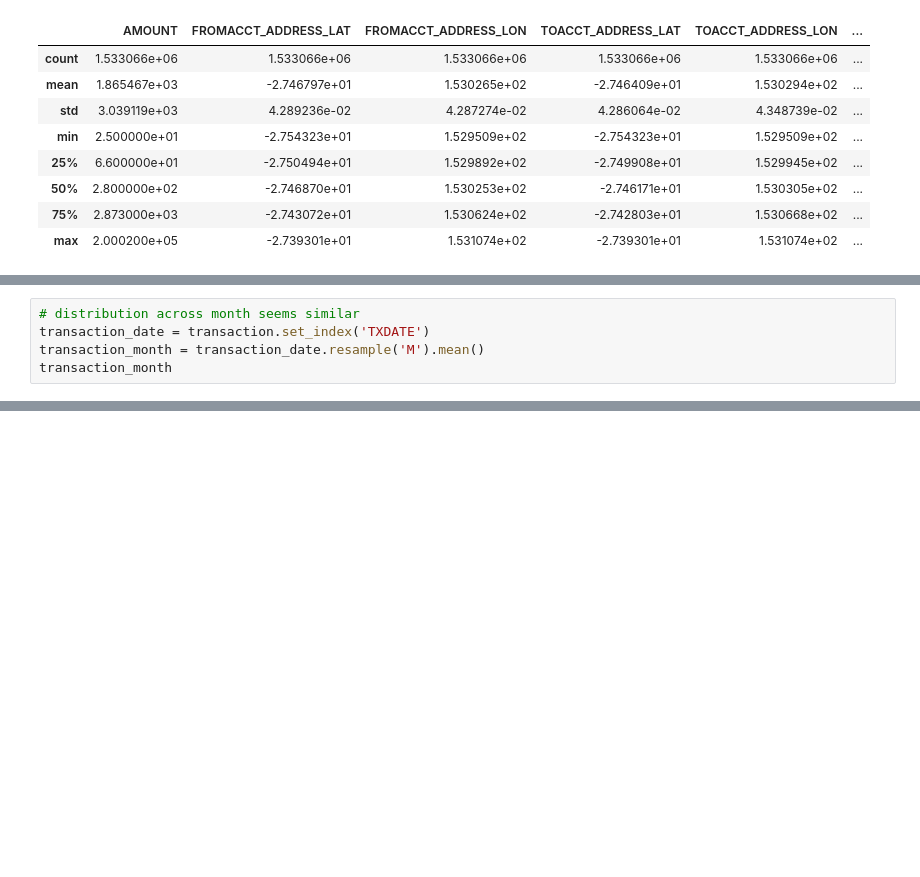
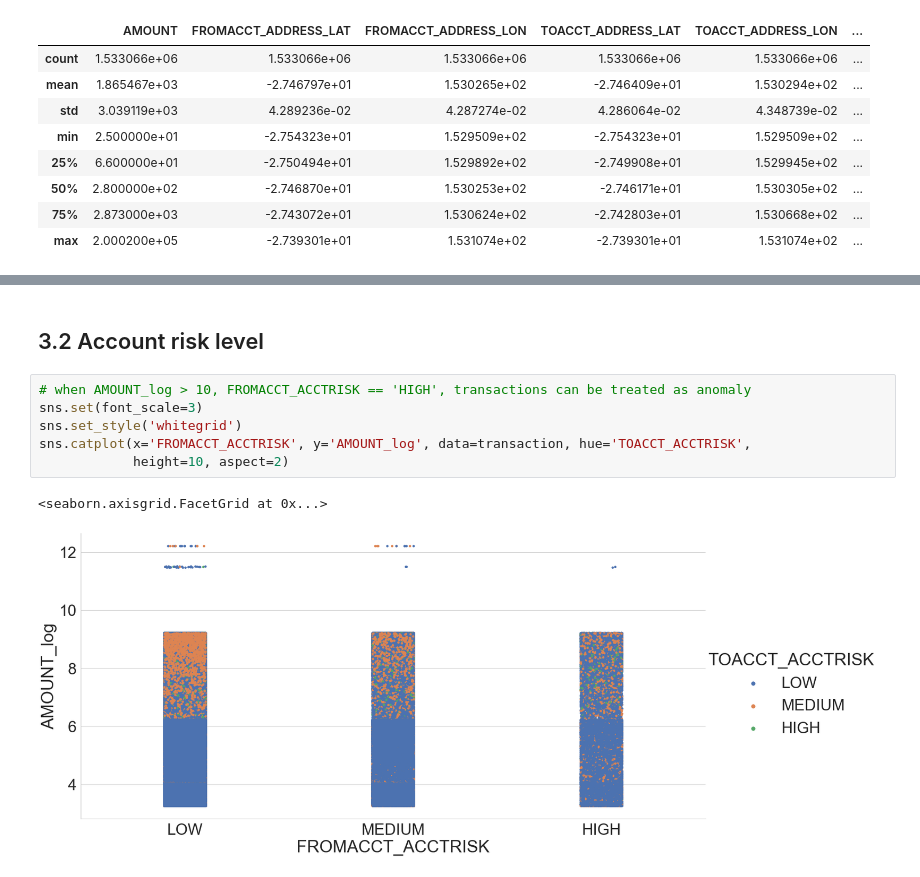
Before and after one commit to sindhri/anomaly2020, a Jupyter notebook: anomaly2020_visualization.ipynb, the cells around one changed output, grey strips where cells are left out. Saved outputs shown, nothing was run; the diff lists cells and outputs as text; blank space fills up the shorter version.

```diff
--- a/anomaly2020_visualization.ipynb
+++ b/anomaly2020_visualization.ipynb
@@ -394,5 +243,0 @@ transaction.TXDATE.hist(bins=12)
-# %%
-# distribution across month seems similar
-transaction_date = transaction.set_index('TXDATE')
-transaction_month = transaction_date.resample('M').mean()
-transaction_month
@@ -413,0 +289,11 @@ transaction_month
+# %% [markdown]
+## 3.2 Account risk level
+# %%
+# when AMOUNT_log > 10, FROMACCT_ACCTRISK == 'HIGH', transactions can be treated as anomaly
+sns.set(font_scale=3)
+sns.set_style('whitegrid')
+sns.catplot(x='FROMACCT_ACCTRISK', y='AMOUNT_log', data=transaction, hue='TOACCT_ACCTRISK',
+            height=10, aspect=2)
+# %% [output]
+<seaborn.axisgrid.FacetGrid at 0x...>
+[figure, added]
```
Also changed, not shown: parts of 53 cells of this notebook.
